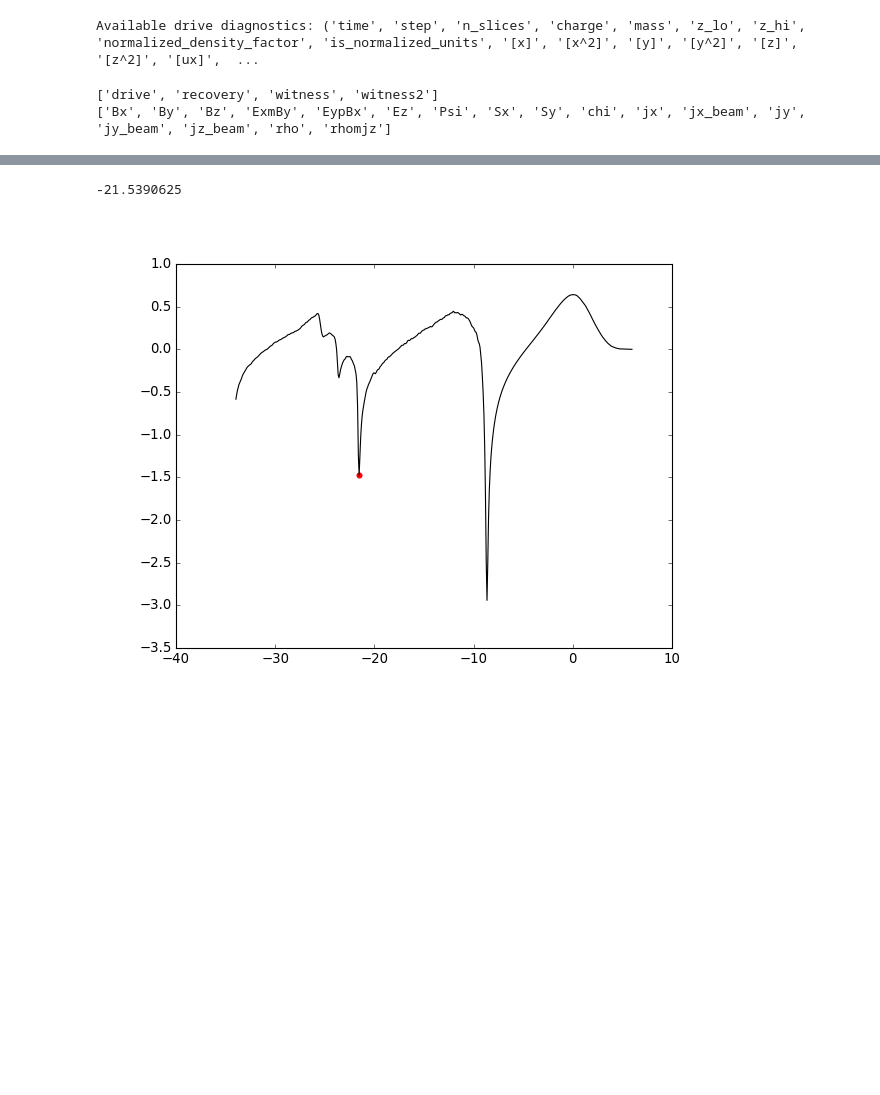
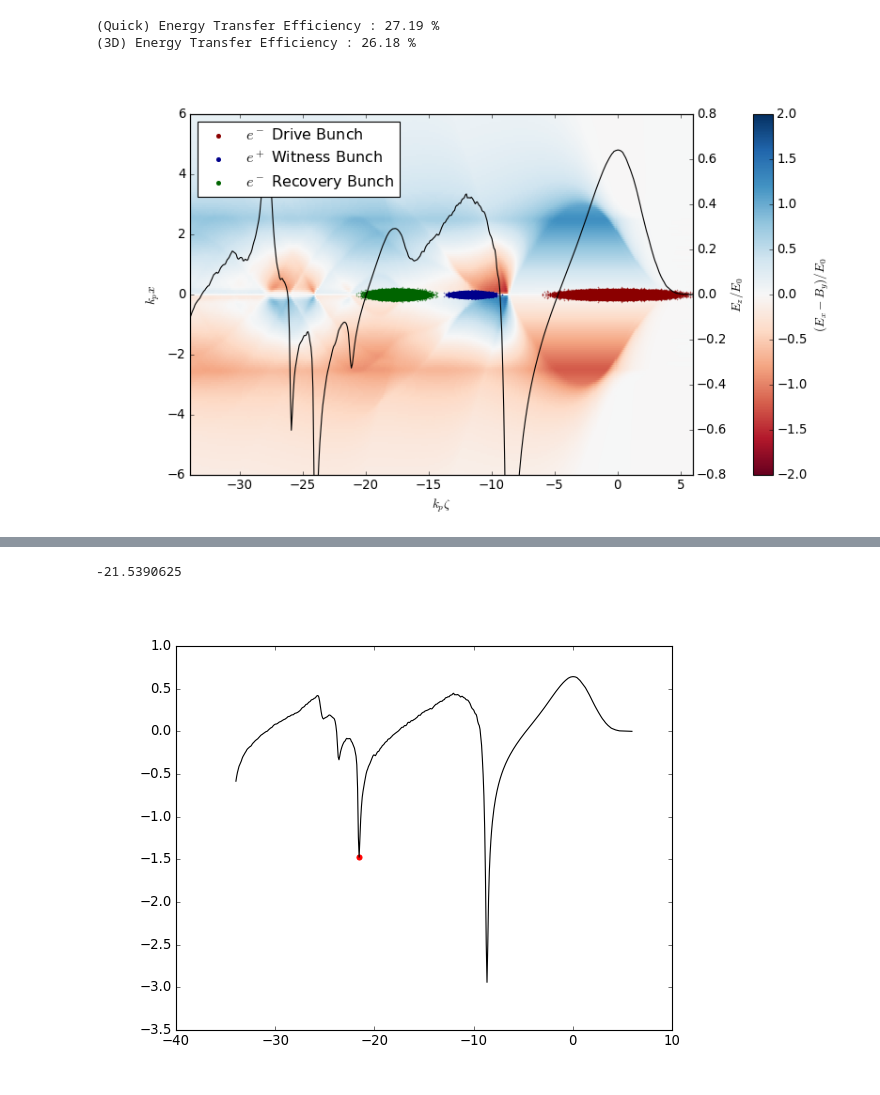
Before and after one commit to MaxVarverakis/PositronPWFA, a Jupyter notebook: brief_analysis.ipynb, the cells around one changed output, grey strips where cells are left out. Cells and saved outputs as stored; diff of their text form; code cells hidden in the pictures; blank space fills up the shorter version.

Commit message:
Added efficiency calcuation for recovery scheme

```diff
--- a/brief_analysis.ipynb
+++ b/brief_analysis.ipynb
@@ -31,4 +31,12 @@ import read_insitu_diagnostics as diag
 
 plt.rc('text', usetex = True)
 plt.rc('font', family = 'serif')
+plt.rcParams['figure.facecolor'] = 'w'
+plt.rcParams['figure.figsize'] = [10.0, 6.0]
+plt.rcParams['font.size'] = 16
 plt.style.use('classic')
+
+ts = LpaDiagnostics('/Users/max/HiPACE/recovery/diags/hdf5/recovery/', check_all_files = True)
+
+n0 = 1e17 # cm^-3
+i = 0
@@ -132,14 +42,0 @@ print(Qd_slices.shape, Qw_slices.shape)
-# %%
-driveInsitu = diag.read_file('/Users/max/HiPACE/recovery/diags/insitu/eff/reduced_drive.0000.txt')
-witnessInsitu = diag.read_file('/Users/max/HiPACE/recovery/diags/insitu/eff/reduced_witness.0000.txt')
-witness2Insitu = diag.read_file('/Users/max/HiPACE/recovery/diags/insitu/eff/reduced_witness2.0000.txt')
-
-print("Available drive diagnostics:", driveInsitu.dtype.names)
-# %% [output]
-Available drive diagnostics: ('time', 'step', 'n_slices', 'charge', 'mass', 'z_lo', 'z_hi', 'normalized_density_factor', 'is_normalized_units', '[x]', '[x^2]', '[y]', '[y^2]', '[z]', '[z^2]', '[ux]',  ...
-# %%
-print(ts.avail_species)
-print(ts.avail_fields)
-# %% [output]
-['drive', 'recovery', 'witness', 'witness2']
-['Bx', 'By', 'Bz', 'ExmBy', 'EypBx', 'Ez', 'Psi', 'Sx', 'Sy', 'chi', 'jx', 'jx_beam', 'jy', 'jy_beam', 'jz_beam', 'rho', 'rhomjz']
@@ -146,2 +335,55 @@ print(ts.avail_fields)
+# %%
+ExmBy, info, Ez, xd, zd, xw, zw, xw2, zw2, xr, zr = getPlotData(iteration = 0)
+# %%
+pQuick = '/Users/max/HiPACE/recovery/diags/hdf5/recovery/'
+ipQuick = '/Users/max/HiPACE/recovery/diags/insitu/recovery/'
+
+p = '/Users/max/HiPACE/recovery/diags/hdf5/eff/'
+ip = '/Users/max/HiPACE/recovery/diags/insitu/eff/'
+
+# prof = {'drive': [[0, 1.41]], 'witness': [[-11.57, .5], [-11.3, .2]]}
+# print(f'(Manual) Energy Transfer Efficiency : {efficiency(path = pQuick, profile = prof):.2f} %')
+
+print(f'(Quick) Energy Transfer Efficiency : {quickEfficiency(pQuick, ipQuick, recovery = True):.2f} %')
+print(f'(3D) Energy Transfer Efficiency : {efficiency3D(p, ip, recovery = True):.2f} %')
+# %% [output]
+(Quick) Energy Transfer Efficiency : 27.19 %
+(3D) Energy Transfer Efficiency : 26.18 %
+# %%
+plt.close()
+plt.figure(figsize = (10, 6))
+ax = plt.axes()
+
+im = plt.pcolormesh(info.z, info.x, ExmBy[:, len(info.x)//2].T, cmap = 'RdBu', vmin = -2, vmax = 2)
+plt.scatter(zd, xd, s = .02, color = 'darkred', label = '$e^-$ Drive Bunch')
+plt.scatter(zw, xw, s = .02, color = 'darkblue', label = '$e^+$ Witness Bunch')
+plt.scatter(zw2, xw2, s = .02, color = 'darkblue', label = '__nolegend__')
+plt.scatter(zr, xr, s = .02, color = 'darkgreen', label = '$e^-$ Recovery Bunch')
+
+plt.xlim(info.zmin, info.zmax)
+# plt.ylim(info.xmin, info.xmax)
+plt.ylim(-6, 6)
+plt.ylabel('$k_px$')
+plt.xlabel('$k_p\zeta$')
+leg = plt.legend(scatterpoints = 1, loc = 'upper left', markerscale = 25)
+leg.remove()
+
+ax2 = plt.twinx()
+ax2.plot(info.z, Ez, color = 'black')
+ax2.set_ylim(-.8, .8)
+ax2.set_ylabel(r'$E_z/E_0$',  labelpad = 1)
+ax2.add_artist(leg)
+
+divider2 = make_axes_locatable(ax)
+cax2 = divider2.append_axes("right", size = "4%", pad = .8)
+divider3 = make_axes_locatable(ax2)
+cax3 = divider3.append_axes("right", size = "4%", pad = .8)
+cax3.remove()
+
+cb2 = plt.colorbar(im, cax = cax2)
+cb2.set_label(r'$(E_x - B_y)/E_0 $')
+plt.show()
+# %% [output]
+[figure, added]
 # %%
 ts.slider(cmap = 'RdBu')
```
Also changed, not shown: parts of 38 cells of this notebook, 3 other files.
